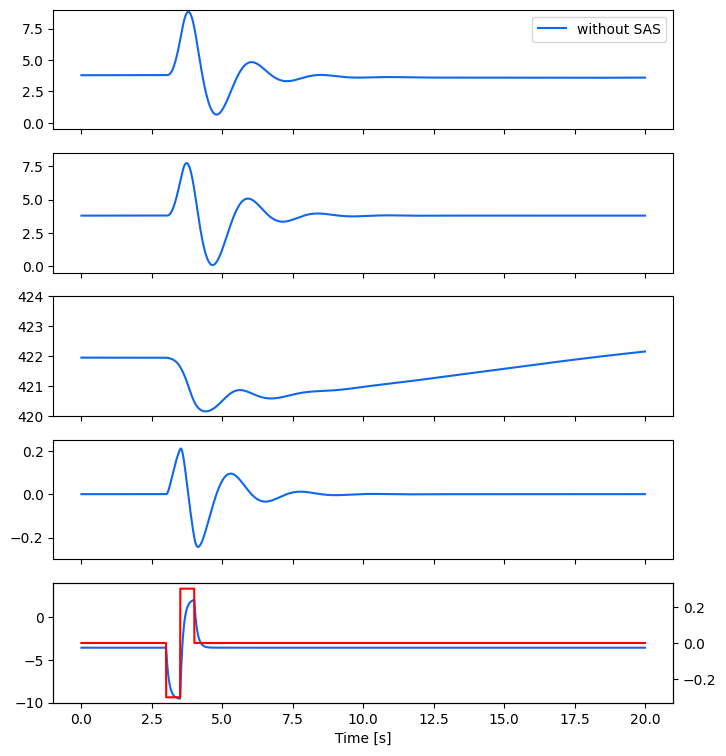
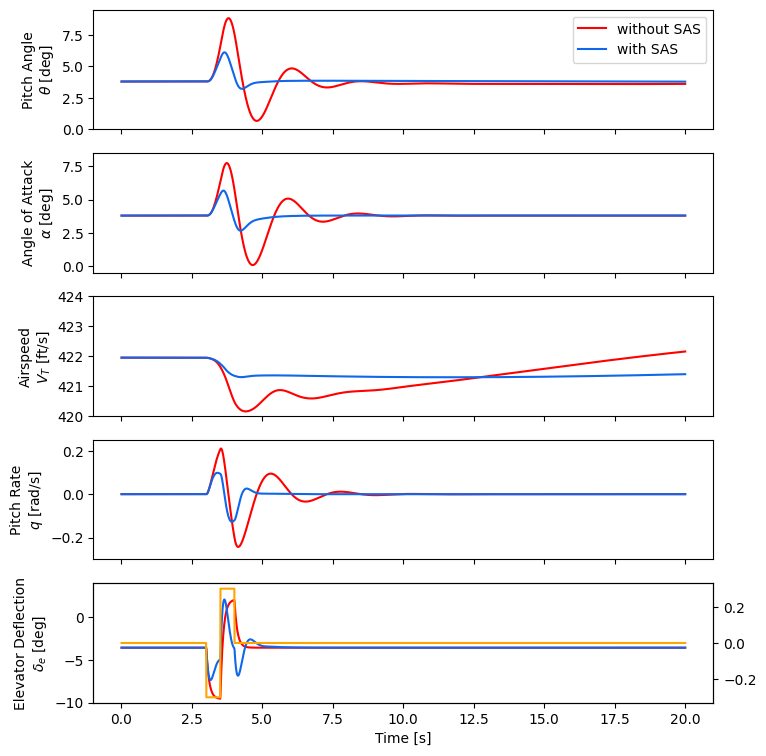
The change to this notebook cell's code, shown as a diff; its figure went from the first image to the second:
--- before
+++ after
@@ -50,5 +50,4 @@
     # Start the doublet 2 seconds into the simulation to ensure we are in a steady trim.
     doublet_start_time = 3.0  
-    sas_start_time = 2
     doublet_width = 0.5       # Duration of each pulse in seconds.
     doublet_amplitude = 0.3   # Magnitude of the elevator deflection (normalized -1 to 1).
@@ -100,6 +99,6 @@
 ax_theta, ax_alpha, ax_vt, ax_q, ax_elev = axes
 
-color1 = "#FF0000" # Cyan (Signal A) | #409DE9 | #007FFF No SAS   00FFFF
-color2 = "#0F67EB" # Magenta (Signal B) | #BF00FF #FF8C00 SAS
+color2 = "#FF0000" # Cyan (Signal A) | #409DE9 | #007FFF No SAS   00FFFF
+color1 = "#0F67EB" # Magenta (Signal B) | #BF00FF #FF8C00 SAS
 lw1 = 1.5
 lw2 = 1.5
@@ -110,7 +109,15 @@
 ax_q.plot(no_sas['times'],no_sas['pitchRates'], color= color2,linewidth=lw1)
 ax_elev.plot(no_sas['times'],no_sas['elevator_pos'], color= color2,linewidth=lw1)
+
+# setup individual lines and labels
+ax_theta.plot(with_sas['times'],with_sas['thetas'], color= color1, linewidth=lw1, label="with SAS")
+ax_alpha.plot(with_sas['times'],with_sas['alphas'], color= color1,linewidth=lw1)
+ax_vt.plot(with_sas['times'],with_sas['airspeeds'], color= color1,linewidth=lw1)
+ax_q.plot(with_sas['times'],with_sas['pitchRates'], color= color1,linewidth=lw1)
+ax_elev.plot(with_sas['times'],with_sas['elevator_pos'], color= color1,linewidth=lw1)
+
 ax_theta.legend(loc='upper right')
 
-ax_theta.set_ylim(-0.5, 9.0)
+ax_theta.set_ylim(0, 9.5)
 ax_alpha.set_ylim(-0.5,8.5)
 ax_vt.set_ylim(420,424)
@@ -119,8 +126,15 @@
 ax_elev.set_xlabel("Time [s]")
 #ax_elev.set_xlim(0,15)
-#ax_elev.plot(times, elevator_pos, label='elevator pos', color='blue')
+
 ax2 = ax_elev.twinx()
-ax2.plot(no_sas['times'], no_sas['elevator_commands'], label='elevator cmd', color='red')
-# Create a secondary y-axis for the control surface positions.
+ax2.plot(no_sas['times'], no_sas['elevator_commands'], label='elevator cmd', color='orange')
+
+#labels 
+labels = ["Pitch Angle" + "\n" + r"$\theta$ [deg]", "Angle of Attack" + "\n" + r"$\alpha$ [deg]", 
+          "Airspeed" + "\n" + r"$V_T$ [ft/s]", "Pitch Rate" + "\n" + r"$q$ [rad/s]", 
+          "Elevator Deflection" + "\n" + r"$\delta_e$ [deg]"]
+
+for ax,label in zip(axes, labels):
+    ax.set_ylabel(label)
 
 # Display the plot.

Commit: plot both responses with and without sas